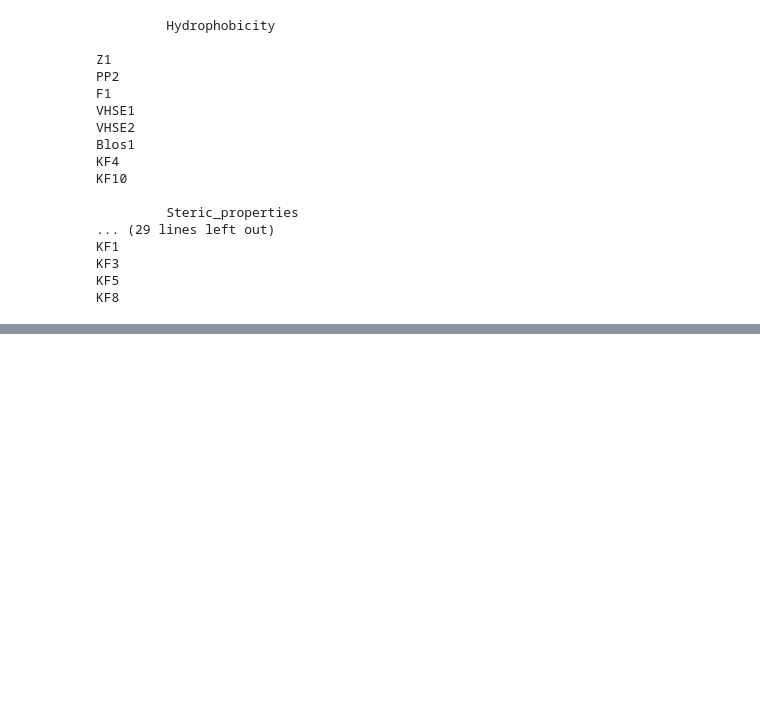
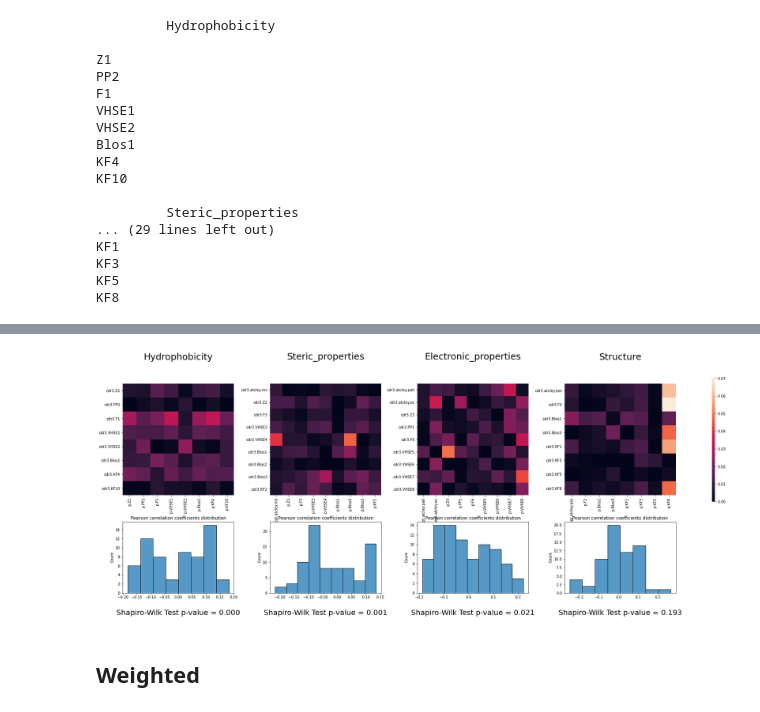
Before and after one commit to antigenomics/vdjdb-structure-tmp, a Jupyter notebook: Final.ipynb, the cells around one changed output, grey strips where cells are left out. Cells and saved outputs as stored; diff of their text form; code cells hidden in the pictures; blank space fills up the shorter version.

```diff
--- a/Final.ipynb
+++ b/Final.ipynb
@@ -580,0 +367,6 @@ Sign: 0.046875
+# %%
+corr_analysis(contacts_filtered, index_nature)
+# %% [output]
+[figure, added]
+# %% [markdown]
+## Weighted
```
Also changed, not shown: parts of 56 cells of this notebook.
